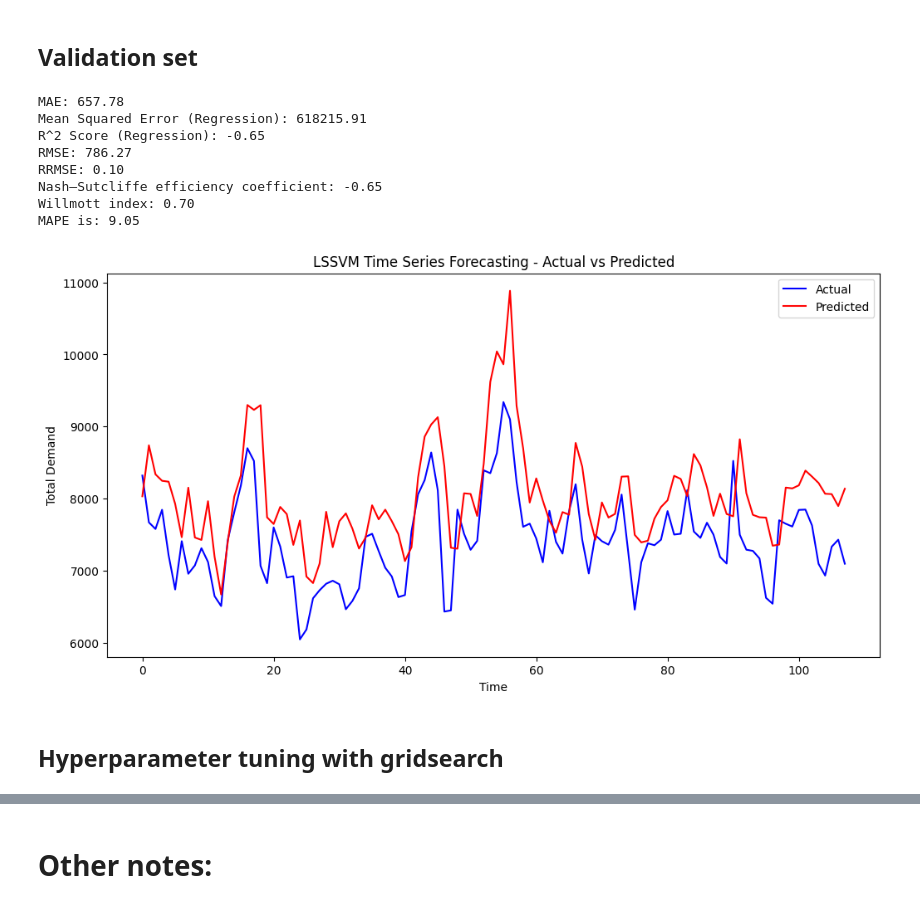
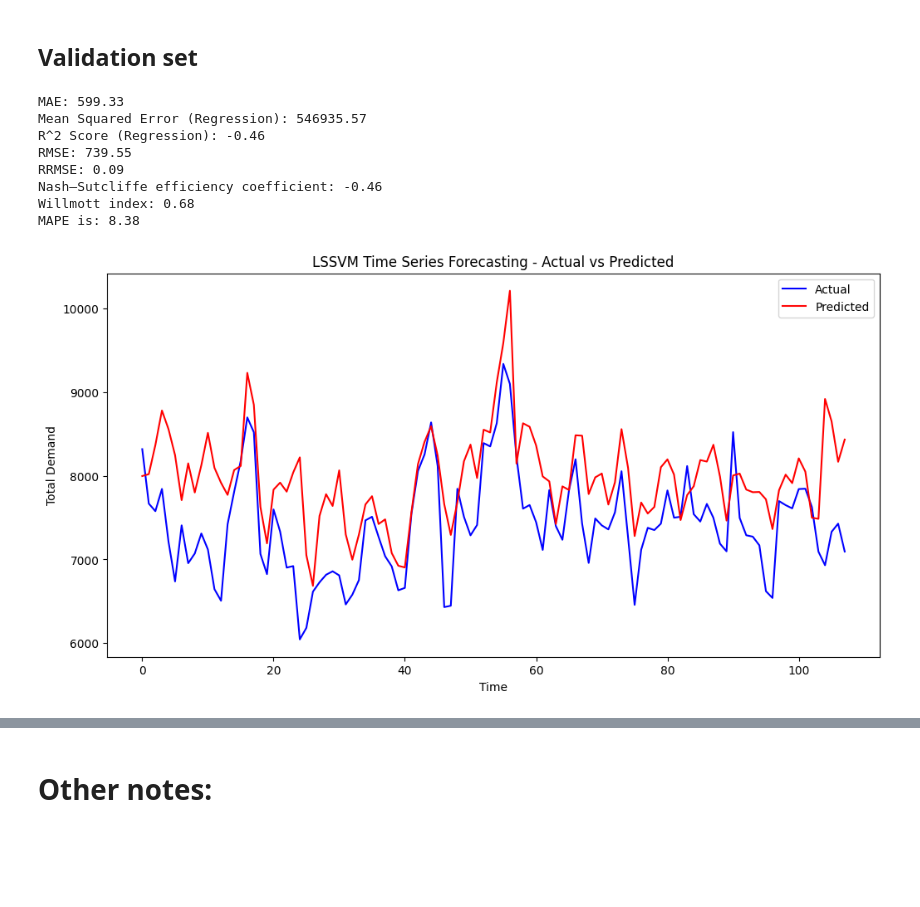
Before and after one commit to KaiJDect/Group10_project, a Jupyter notebook: src/notebooks/Geo_Modelling.ipynb, the cells around one changed output, grey strips where cells are left out. Cells and saved outputs as stored; diff of their text form; code cells hidden in the pictures; blank space fills up the shorter version.

```diff
--- a/src/notebooks/Geo_Modelling.ipynb
+++ b/src/notebooks/Geo_Modelling.ipynb
@@ -373,3 +438,9 @@ for lag in lag_steps:
+# %%
+data['DAY'] = data['DATETIME'].dt.day_of_year
+data['MONTH'] = data['DATETIME'].dt.month
+data['YEAR'] = data['DATETIME'].dt.year
+data[f'DAY_lag_250'] = data['DAY'].shift(250)
+data[f'MONTH_lag_250'] = data['MONTH'].shift(250)
 # %% [markdown]
 ## Data summary before training
 # %%
@@ -406,11 +509,14 @@ y_test = y_test.values.reshape(-1, 1)
 ## LSSVM Regression model training
 # %%
 # fit and predict
-lssvm_model = LSSVMRegressor(gamma=1, kernel='rbf', sigma=7)
+lssvm_model = LSSVMRegressor(gamma=0.1, kernel='rbf', sigma=10)
 lssvm_model.fit(X_train, y_train)
 # %% [markdown]
 ## Test set
 # %%
+# fit and predict
+lssvm_model = LSSVMRegressor(gamma=10, kernel='rbf', sigma=10)
+lssvm_model.fit(X_train, y_train)
 y_pred = lssvm_model.predict(X_test)
 getEvaluationMetrics(y_test, y_pred, target)
 getPlots(y_test, y_pred, residuals = False)
@@ -426,0 +535,23 @@ MAPE is: 10.67
+# %%
+param_grid = {
+    'gamma': [0.01, 0.1, 1, 10, 20, 30, 40, 50, 100],
+    'sigma': [0.01, 0.1, 1, 10, 20, 30, 40, 50, 100]
+}
+
+grid_search = GridSearchCV(
+    LSSVMRegressorWrapper(kernel='rbf'),
+    param_grid, cv=3,
+    scoring='neg_mean_absolute_percentage_error',
+    verbose=1
+)
+
+grid_search.fit(X_train, y_train)
+
+print("Best Parameters (Regression):", grid_search.best_params_)
+
+# Evaluate with best parameters
+best_model = grid_search.best_estimator_
+y_pred_best = best_model.predict(X_test)
+
+getEvaluationMetrics(y_test, y_pred_best, target)
+getPlots(y_test, y_pred_best, residuals=False)
@@ -428,23 +571,19 @@ MAPE is: 10.67
 ## Validation set
 # %%
 # "2020-12-01", "2021-03-18"
-
 X_test_custom, y_test_custom = get_date_range_split(
     data, "2020-12-01", "2021-03-18", "TOTALDEMAND"
 )
-
-y_pred_custom = lssvm_model.predict(X_test_custom)
+y_pred_custom = best_model.predict(X_test_custom)
 getEvaluationMetrics(y_test_custom, y_pred_custom, target)
 getPlots(y_test_custom, y_pred_custom)
 # %% [output]
-MAE: 657.78
-Mean Squared Error (Regression): 618215.91
-R^2 Score (Regression): -0.65
-RMSE: 786.27
-RRMSE: 0.10
-Nash–Sutcliffe efficiency coefficient: -0.65
-Willmott index: 0.70
-MAPE is: 9.05
+MAE: 599.33
+Mean Squared Error (Regression): 546935.57
+R^2 Score (Regression): -0.46
+RMSE: 739.55
+RRMSE: 0.09
+Nash–Sutcliffe efficiency coefficient: -0.46
+Willmott index: 0.68
+MAPE is: 8.38
-[figure, old version]
+[figure, new version]
-# %% [markdown]
-## Hyperparameter tuning with gridsearch
```
Also changed, not shown: parts of 32 cells of this notebook, 1 other file.
